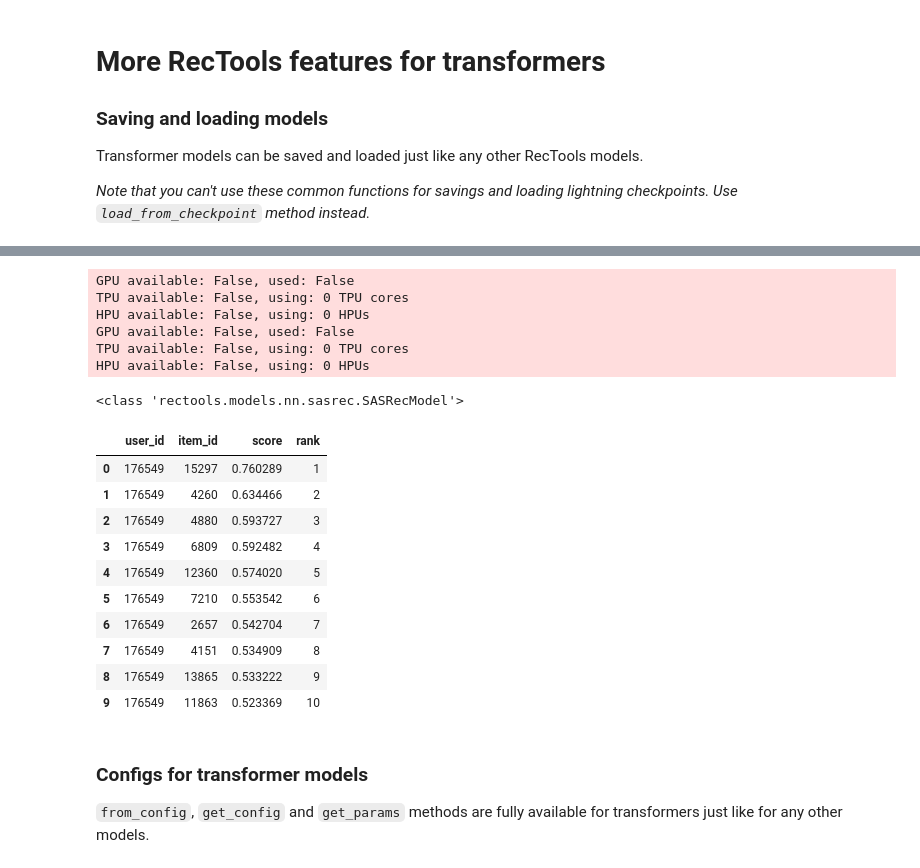
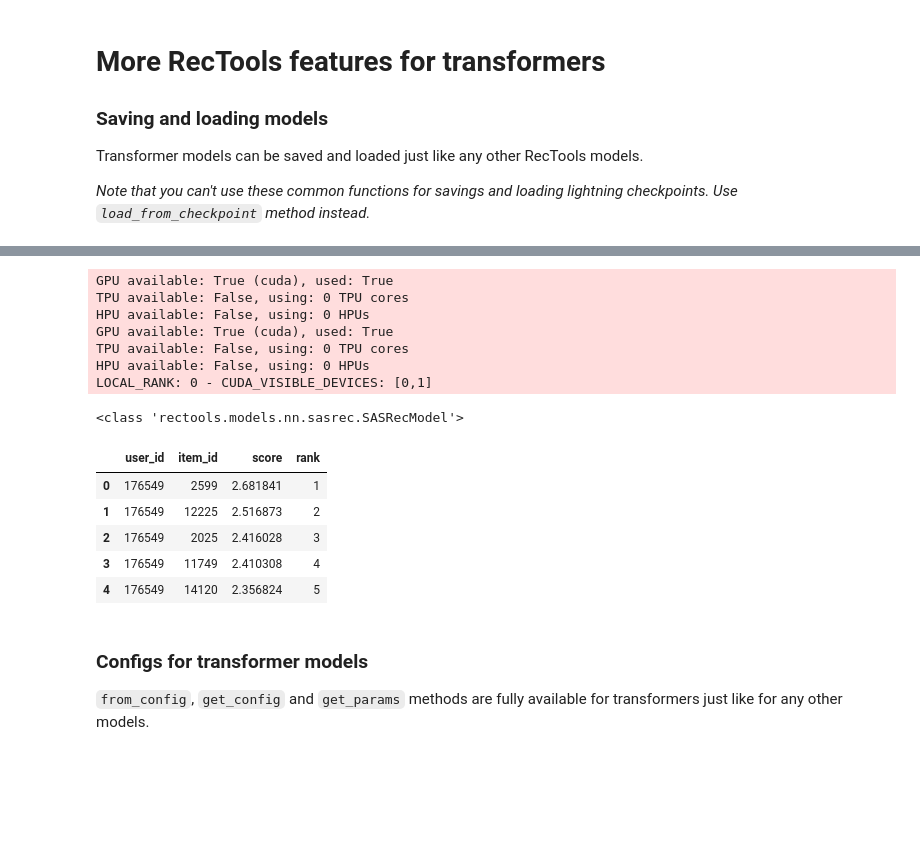
Before and after one commit to MobileTeleSystems/RecTools, a Jupyter notebook: examples/tutorials/transformers_advanced_training_guide.ipynb, the cells around one changed output, grey strips where cells are left out. Drawn from its saved outputs; the diff is of its cells as text; code cells hidden in the pictures; blank space fills up the shorter version.

```diff
--- a/examples/tutorials/transformers_advanced_training_guide.ipynb
+++ b/examples/tutorials/transformers_advanced_training_guide.ipynb
@@ -199,7 +201,7 @@ early_stopping_callback = EarlyStopping(
 )
 # %%
 trainer = Trainer(
-    accelerator='cpu',  # TODO: change
+    accelerator='gpu',
     devices=1,
     min_epochs=1,  # minimum number of epochs to train before early stopping
     max_epochs=20,  # maximum number of epochs to train
@@ -252,7 +255,7 @@ least_val_loss_ckpt = ModelCheckpoint(
 )
 # %%
 trainer = Trainer(
-    accelerator='cpu',  # TODO: change
+    accelerator="gpu",
     devices=1,
     min_epochs=1,
     max_epochs=6,
@@ -425,7 +424,7 @@ best_ndcg_ckpt = ModelCheckpoint(
 )
 # %%
 trainer = Trainer(
-    accelerator='cpu',  # TODO: change
+    accelerator="gpu",
     devices=1,
     min_epochs=1,
     max_epochs=6,
@@ -523,10 +512,14 @@ torch.cuda.empty_cache()
 # Advanced training full example
 Running full training with all of the described validation features on Kion dataset
 # %%
+# seed again for reproducibility of this piece of code
+seed_everything(RANDOM_STATE, workers=True)
+
+# Model
 model = SASRecModel(
-    n_factors=64,
+    n_factors=256,
     n_blocks=2,
-    n_heads=2,
+    n_heads=4,
     dropout_rate=0.2,
     train_min_user_interactions=5,
     session_max_len=50,
@@ -536,23 +529,34 @@ model = SASRecModel(
     get_val_mask_func=get_val_mask_func,  # pass our custom `get_val_mask_func`
 )
 
+# Callbacks
+val_metrics_callback = ValidationMetrics(top_k=top_k, val_metrics=metrics, verbose=0)
+best_ndcg_ckpt = ModelCheckpoint(
+    monitor="NDCG@10",
+    mode="max",
+    filename="{epoch}-{NDCG@10:.2f}",
+)
+last_epoch_ckpt = ModelCheckpoint(filename="{epoch}-last_epoch")
 early_stopping_callback = EarlyStopping(
     monitor="NDCG@10",
     patience=5,
     mode="max",
 )
 
+# Custom trainer with callbacks
 trainer = Trainer(
-    accelerator='cpu',  # TODO: change
-    devices=1,
+    accelerator="gpu",
+    devices=[1],
     min_epochs=1,
     max_epochs=100,
     deterministic=True,
     logger = CSVLogger("sasrec_logs"),
+    enable_progress_bar=False,
+    enable_model_summary=False,
     callbacks=[
         val_metrics_callback,  # calculate RecSys metrics
         best_ndcg_ckpt,  # save best NDCG model checkpoint
-        last_epoch_ckpt,  # save model checkpoint after the last train epoch
+        last_epoch_ckpt,  # save model checkpoint after last epoch
         early_stopping_callback,  # early stopping on NDCG
     ],
 )
@@ -579,26 +633,22 @@ model.save("my_model.pkl")
 # %%
 loaded = load_model("my_model.pkl")
 print(type(loaded))
-loaded.recommend(users=VAL_USERS[:1], dataset=dataset, filter_viewed=True, k=10)
+loaded.recommend(users=VAL_USERS[:1], dataset=dataset, filter_viewed=True, k=5)
 # %% [output]
-GPU available: False, used: False
+GPU available: True (cuda), used: True
 TPU available: False, using: 0 TPU cores
 HPU available: False, using: 0 HPUs
-GPU available: False, used: False
+GPU available: True (cuda), used: True
 TPU available: False, using: 0 TPU cores
 HPU available: False, using: 0 HPUs
+LOCAL_RANK: 0 - CUDA_VISIBLE_DEVICES: [0,1]
 <class 'rectools.models.nn.sasrec.SASRecModel'>
 |  | user_id | item_id | score | rank |
-| 0 | 176549 | 15297 | 0.760289 | 1 |
-| 1 | 176549 | 4260 | 0.634466 | 2 |
-| 2 | 176549 | 4880 | 0.593727 | 3 |
-| 3 | 176549 | 6809 | 0.592482 | 4 |
-| 4 | 176549 | 12360 | 0.574020 | 5 |
-| 5 | 176549 | 7210 | 0.553542 | 6 |
-| 6 | 176549 | 2657 | 0.542704 | 7 |
-| 7 | 176549 | 4151 | 0.534909 | 8 |
-| 8 | 176549 | 13865 | 0.533222 | 9 |
-| 9 | 176549 | 11863 | 0.523369 | 10 |
+| 0 | 176549 | 2599 | 2.681841 | 1 |
+| 1 | 176549 | 12225 | 2.516873 | 2 |
+| 2 | 176549 | 2025 | 2.416028 | 3 |
+| 3 | 176549 | 11749 | 2.410308 | 4 |
+| 4 | 176549 | 14120 | 2.356824 | 5 |
 # %% [markdown]
 ### Configs for transformer models
 
```
Also changed, not shown: parts of 27 cells of this notebook.
